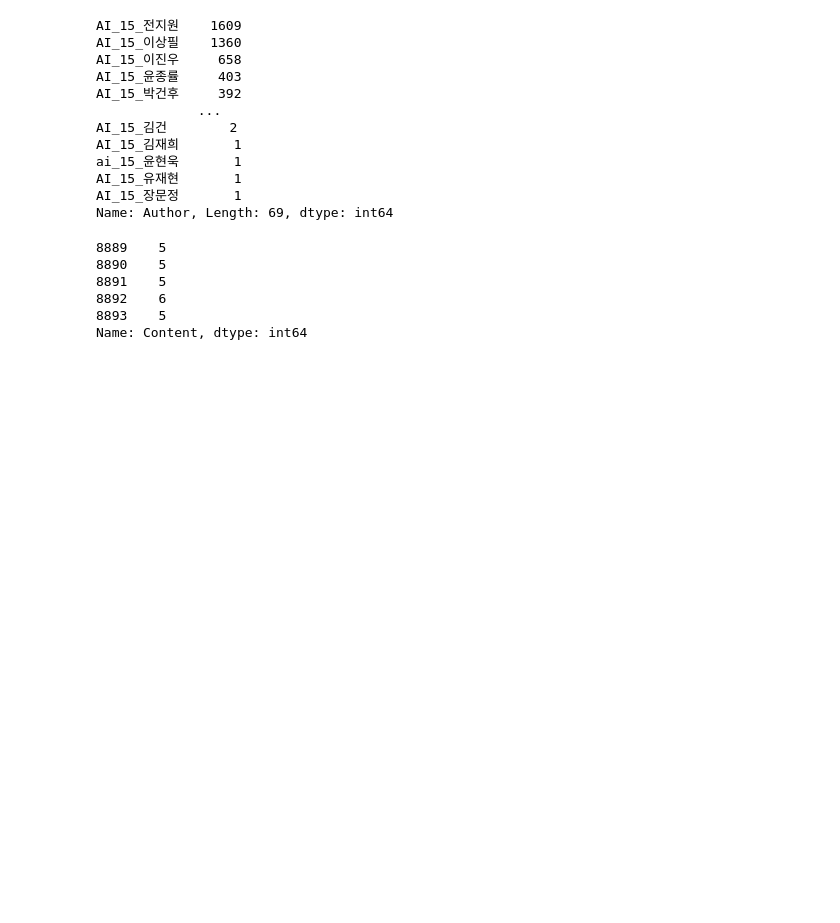
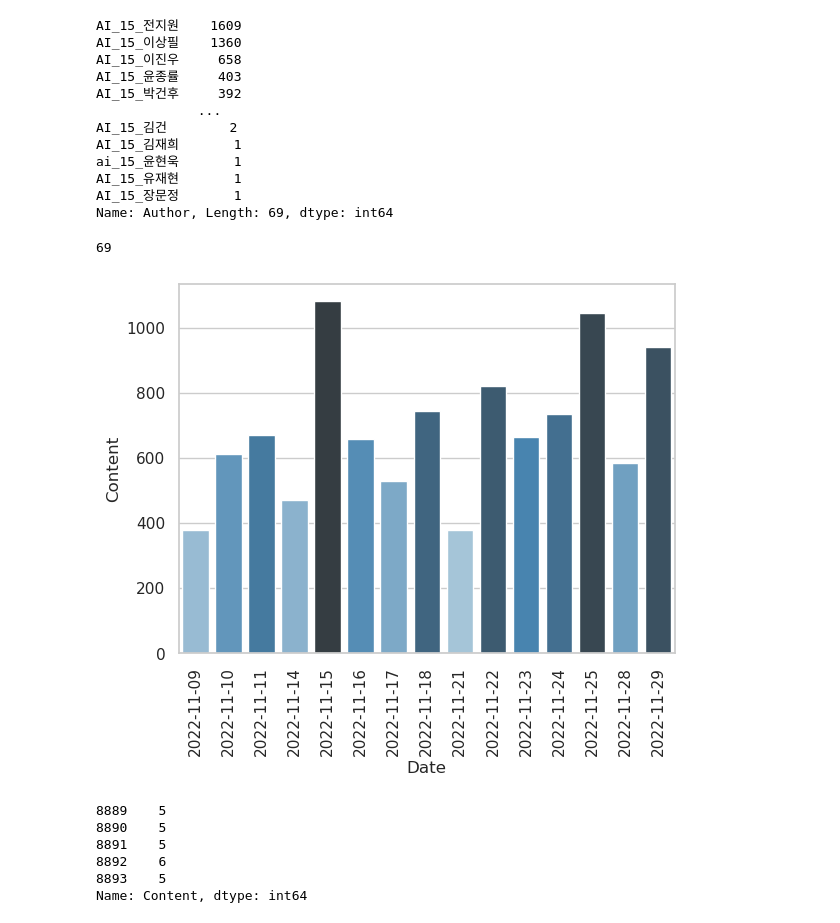
Before and after one commit to tes-b/project_4_Sentiment_analysis, a Jupyter notebook: analysis.ipynb, the cells around one changed output. Cells and saved outputs as stored; diff of their text form; code cells hidden in the pictures; blank space fills up the shorter version.

```diff
--- a/analysis.ipynb
+++ b/analysis.ipynb
@@ -88,3 +132,20 @@ ai_15_윤현욱       1
 AI_15_유재현       1
 AI_15_장문정       1
 Name: Author, Length: 69, dtype: int64
+# %%
+len(zoom["Author"].unique())
+# %% [output]
+69
+# %%
+zoom_count = zoom.groupby(by="Date").count()
+sns.set(style="whitegrid", color_codes=True)
+
+data = zoom_count["Content"]  # data underlying bar plot in question
+
+pal = sns.color_palette("Blues_d", len(data))
+rank = data.argsort().argsort()
+
+sns.barplot(x=data.index, y=data, palette=np.array(pal[::1])[rank])
+temp = plt.xticks(rotation=90)
+# %% [output]
+[figure, added]
```
Also changed, not shown: parts of 8 cells of this notebook, 1 other file.
